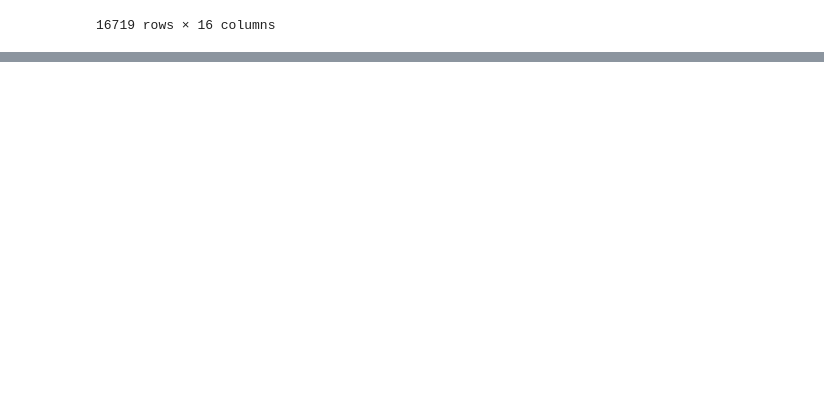
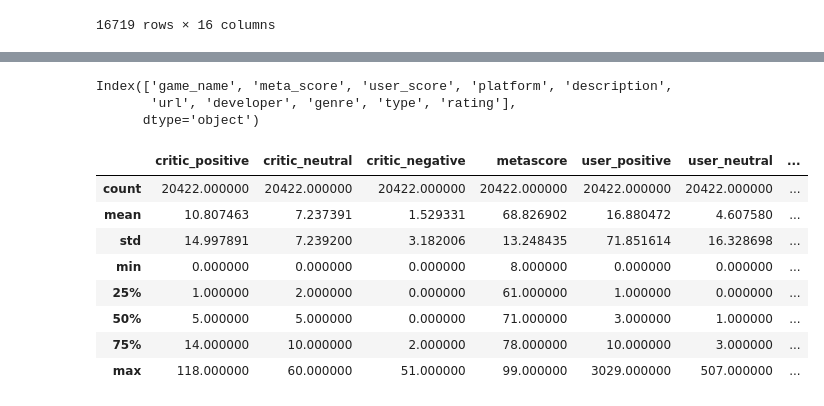
Before and after one commit to Marek-TL/BachelorThesis, a Jupyter notebook: jupyter/test_notebook.ipynb, the cells around one changed output, grey strips where cells are left out. Cells and saved outputs as stored; diff of their text form; code cells hidden in the pictures; blank space fills up the shorter version.

```diff
--- a/jupyter/test_notebook.ipynb
+++ b/jupyter/test_notebook.ipynb
@@ -112,0 +108,18 @@ saledata
+# %%
+metadata.columns
+# %% [output]
+Index(['game_name', 'meta_score', 'user_score', 'platform', 'description',
+       'url', 'developer', 'genre', 'type', 'rating'],
+      dtype='object')
+# %%
+metadata.describe()
+# %% [output]
+|  | critic_positive | critic_neutral | critic_negative | metascore | user_positive | user_neutral | ... |
+| count | 20422.000000 | 20422.000000 | 20422.000000 | 20422.000000 | 20422.000000 | 20422.000000 | ... |
+| mean | 10.807463 | 7.237391 | 1.529331 | 68.826902 | 16.880472 | 4.607580 | ... |
+| std | 14.997891 | 7.239200 | 3.182006 | 13.248435 | 71.851614 | 16.328698 | ... |
+| min | 0.000000 | 0.000000 | 0.000000 | 8.000000 | 0.000000 | 0.000000 | ... |
+| 25% | 1.000000 | 2.000000 | 0.000000 | 61.000000 | 1.000000 | 0.000000 | ... |
+| 50% | 5.000000 | 5.000000 | 0.000000 | 71.000000 | 3.000000 | 1.000000 | ... |
+| 75% | 14.000000 | 10.000000 | 2.000000 | 78.000000 | 10.000000 | 3.000000 | ... |
+| max | 118.000000 | 60.000000 | 51.000000 | 99.000000 | 3029.000000 | 507.000000 | ... |
```
Also changed, not shown: parts of 19 cells of this notebook, 1 other file.
